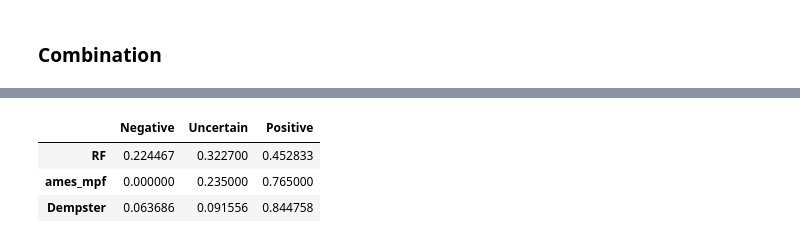
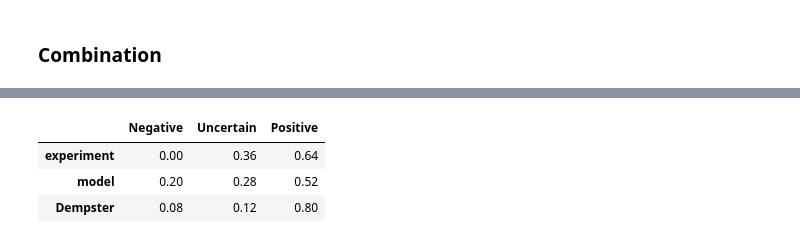
Before and after one commit to phi-grib/TOXTRUST, a Jupyter notebook: example.ipynb, the cells around one changed output, grey strips where cells are left out. Cells and saved outputs as stored; diff of their text form; code cells hidden in the pictures.

Commit message:
example corrected

```diff
--- a/example.ipynb
+++ b/example.ipynb
@@ -29,0 +20,2 @@ INFO - Adding evidence with identifier "ames_mpf" of type "in vitro"...
+# %%
+example_compound = EvidenceCombinator('Example Endpoint', 'Example Compound')
@@ -41,7 +39,7 @@ INFO - Showing results for added evidence...
 # %%
-Lacidipine.return_results(selection='Dempster')
+example_compound.ReturnResults(selection='Dempster')
 # %% [output]
 |  | Negative | Uncertain | Positive |
-| RF | 0.224467 | 0.322700 | 0.452833 |
-| ames_mpf | 0.000000 | 0.235000 | 0.765000 |
-| Dempster | 0.063686 | 0.091556 | 0.844758 |
+| experiment | 0.00 | 0.36 | 0.64 |
+| model | 0.20 | 0.28 | 0.52 |
+| Dempster | 0.08 | 0.12 | 0.80 |
```
Also changed, not shown: parts of 14 cells of this notebook.
